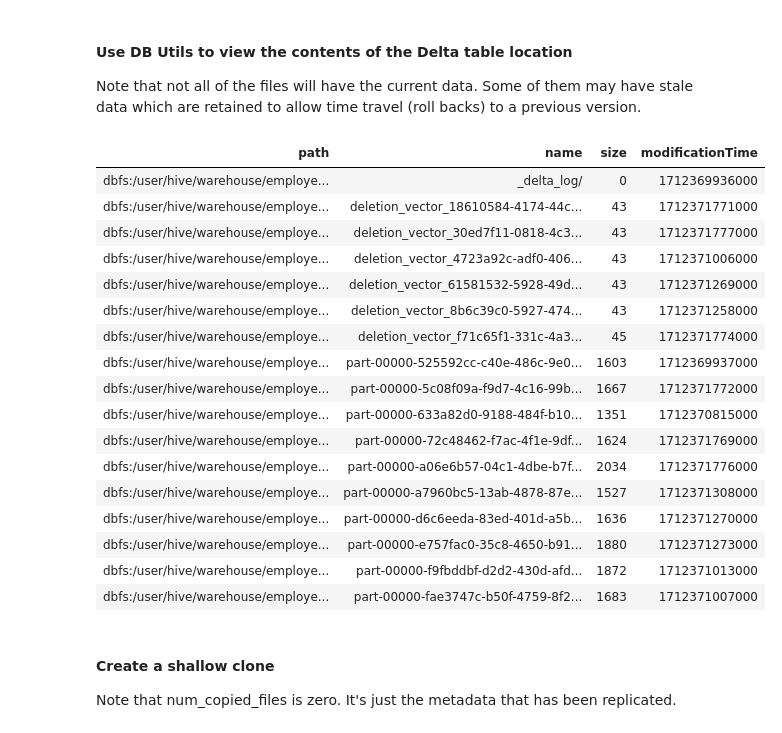
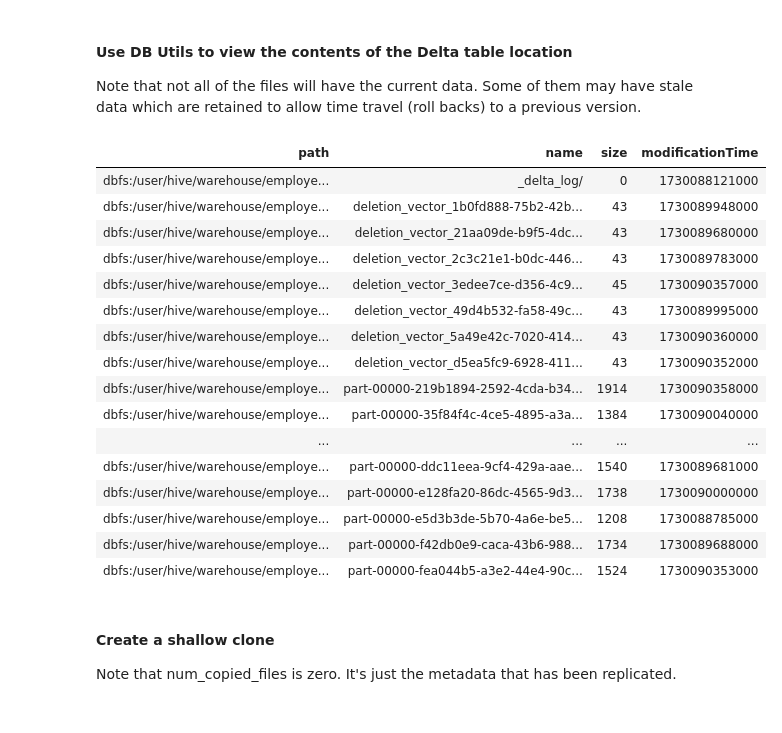
Before and after one commit to janani-ravi-loony/data-lakehouse-fundamentals, a Jupyter notebook: 03-CloningAndVacuumingDeltaTables/CloningAndVacuumingDeltaTables.ipynb, the cells around one changed output. Cells and saved outputs as stored; diff of their text form; code cells hidden in the pictures.

```diff
--- a/03-CloningAndVacuumingDeltaTables/CloningAndVacuumingDeltaTables.ipynb
+++ b/03-CloningAndVacuumingDeltaTables/CloningAndVacuumingDeltaTables.ipynb
@@ -48,28 +49,25 @@ DESCRIBE HISTORY hive_metastore.default.employees
 #### Use DB Utils to view the contents of the Delta table location
 Note that not all of the files will have the current data. Some of them may have stale data which are retained to allow time travel (roll backs) to a previous version.
 # %%
-%fs
-
-ls 'dbfs:/user/hive/warehouse/employees'
+%fs ls dbfs:/user/hive/warehouse/employees
 # %% [output]
 | path | name | size | modificationTime |
-| dbfs:/user/hive/warehouse/employe... | _delta_log/ | 0 | 1712369936000 |
-| dbfs:/user/hive/warehouse/employe... | deletion_vector_18610584-4174-44c... | 43 | 1712371771000 |
-| dbfs:/user/hive/warehouse/employe... | deletion_vector_30ed7f11-0818-4c3... | 43 | 1712371777000 |
-| dbfs:/user/hive/warehouse/employe... | deletion_vector_4723a92c-adf0-406... | 43 | 1712371006000 |
-| dbfs:/user/hive/warehouse/employe... | deletion_vector_61581532-5928-49d... | 43 | 1712371269000 |
-| dbfs:/user/hive/warehouse/employe... | deletion_vector_8b6c39c0-5927-474... | 43 | 1712371258000 |
-| dbfs:/user/hive/warehouse/employe... | deletion_vector_f71c65f1-331c-4a3... | 45 | 1712371774000 |
-| dbfs:/user/hive/warehouse/employe... | part-00000-525592cc-c40e-486c-9e0... | 1603 | 1712369937000 |
-| dbfs:/user/hive/warehouse/employe... | part-00000-5c08f09a-f9d7-4c16-99b... | 1667 | 1712371772000 |
-| dbfs:/user/hive/warehouse/employe... | part-00000-633a82d0-9188-484f-b10... | 1351 | 1712370815000 |
-| dbfs:/user/hive/warehouse/employe... | part-00000-72c48462-f7ac-4f1e-9df... | 1624 | 1712371769000 |
-| dbfs:/user/hive/warehouse/employe... | part-00000-a06e6b57-04c1-4dbe-b7f... | 2034 | 1712371776000 |
-| dbfs:/user/hive/warehouse/employe... | part-00000-a7960bc5-13ab-4878-87e... | 1527 | 1712371308000 |
-| dbfs:/user/hive/warehouse/employe... | part-00000-d6c6eeda-83ed-401d-a5b... | 1636 | 1712371270000 |
-| dbfs:/user/hive/warehouse/employe... | part-00000-e757fac0-35c8-4650-b91... | 1880 | 1712371273000 |
-| dbfs:/user/hive/warehouse/employe... | part-00000-f9fbddbf-d2d2-430d-afd... | 1872 | 1712371013000 |
-| dbfs:/user/hive/warehouse/employe... | part-00000-fae3747c-b50f-4759-8f2... | 1683 | 1712371007000 |
+| dbfs:/user/hive/warehouse/employe... | _delta_log/ | 0 | 1730088121000 |
+| dbfs:/user/hive/warehouse/employe... | deletion_vector_1b0fd888-75b2-42b... | 43 | 1730089948000 |
+| dbfs:/user/hive/warehouse/employe... | deletion_vector_21aa09de-b9f5-4dc... | 43 | 1730089680000 |
+| dbfs:/user/hive/warehouse/employe... | deletion_vector_2c3c21e1-b0dc-446... | 43 | 1730089783000 |
+| dbfs:/user/hive/warehouse/employe... | deletion_vector_3edee7ce-d356-4c9... | 45 | 1730090357000 |
+| dbfs:/user/hive/warehouse/employe... | deletion_vector_49d4b532-fa58-49c... | 43 | 1730089995000 |
+| dbfs:/user/hive/warehouse/employe... | deletion_vector_5a49e42c-7020-414... | 43 | 1730090360000 |
+| dbfs:/user/hive/warehouse/employe... | deletion_vector_d5ea5fc9-6928-411... | 43 | 1730090352000 |
+| dbfs:/user/hive/warehouse/employe... | part-00000-219b1894-2592-4cda-b34... | 1914 | 1730090358000 |
+| dbfs:/user/hive/warehouse/employe... | part-00000-35f84f4c-4ce5-4895-a3a... | 1384 | 1730090040000 |
+| ... | ... | ... | ... |
+| dbfs:/user/hive/warehouse/employe... | part-00000-ddc11eea-9cf4-429a-aae... | 1540 | 1730089681000 |
+| dbfs:/user/hive/warehouse/employe... | part-00000-e128fa20-86dc-4565-9d3... | 1738 | 1730090000000 |
+| dbfs:/user/hive/warehouse/employe... | part-00000-e5d3b3de-5b70-4a6e-be5... | 1208 | 1730088785000 |
+| dbfs:/user/hive/warehouse/employe... | part-00000-f42db0e9-caca-43b6-988... | 1734 | 1730089688000 |
+| dbfs:/user/hive/warehouse/employe... | part-00000-fea044b5-a3e2-44e4-90c... | 1524 | 1730090353000 |
 # %% [markdown]
 #### Create a shallow clone
 Note that num_copied_files is zero. It's just the metadata that has been replicated.
```
Also changed, not shown: parts of 16 cells of this notebook, 13 other files.
